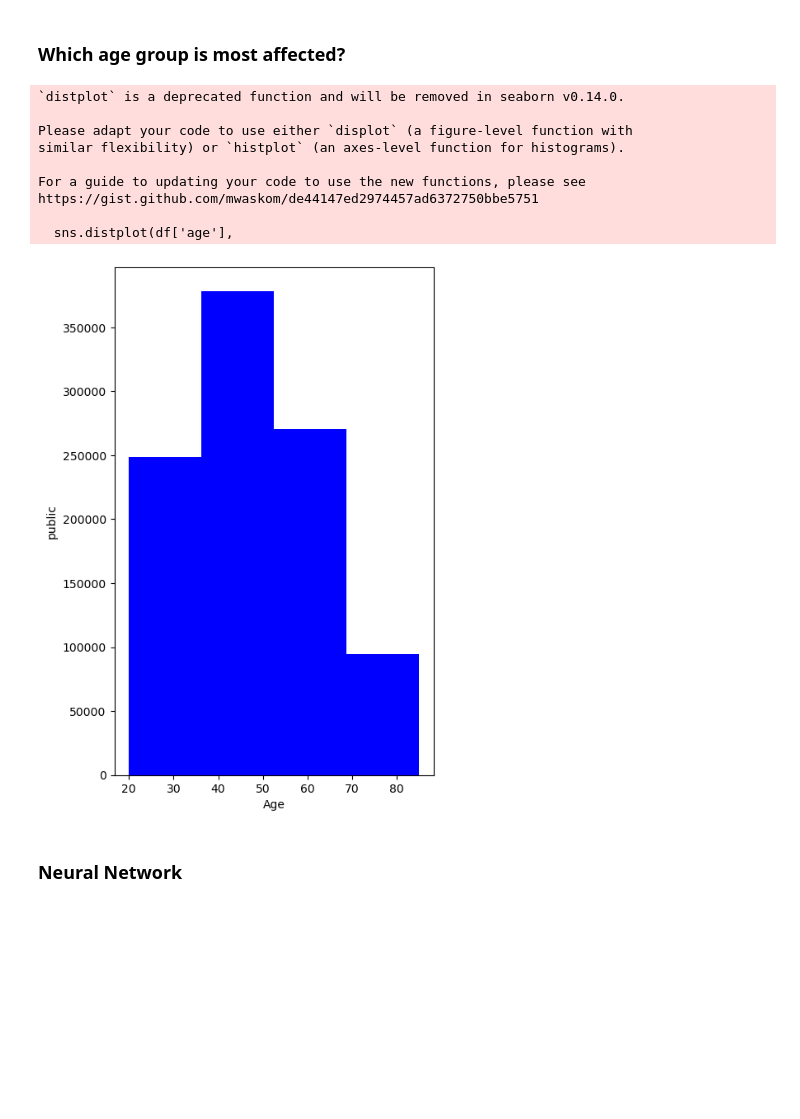
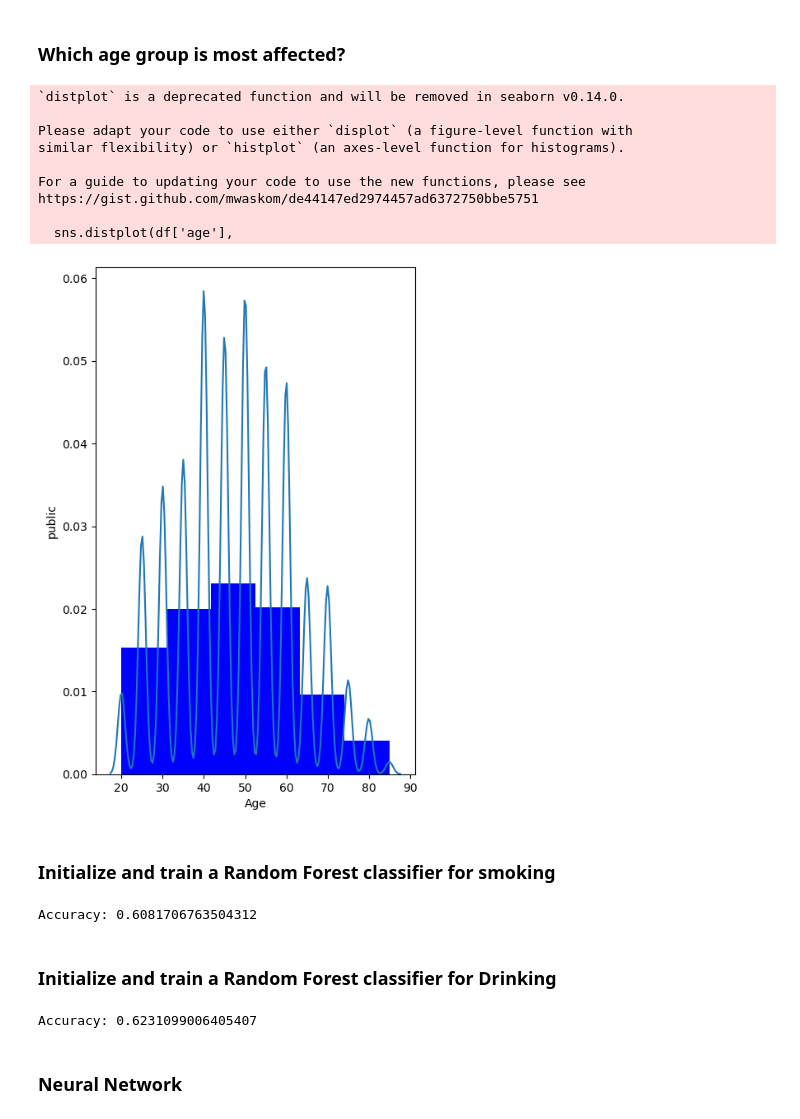
Before and after one commit to fatimahmirza/INM701Project, a Jupyter notebook: Coursework.ipynb, the cells around one changed output. Cells and saved outputs as stored; diff of their text form; code cells hidden in the pictures; blank space fills up the shorter version.

Commit message:
Random forest

```diff
--- a/Coursework.ipynb
+++ b/Coursework.ipynb
@@ -145,19 +154,20 @@ axis = plt.axis('equal')
 ### Which age group is most affected?
 # %%
 import seaborn as sns
+import matplotlib.pyplot as plt
 fig, ax = plt.subplots(figsize=(5,8))
 sns.distplot(df['age'],
              hist_kws={'alpha': 1, 'color': 'blue'},
-             kde=False, bins=4)
+             kde=True, bins=6)
 ax=ax.set(ylabel='public' , xlabel='Age')
 # %% [output]
 `distplot` is a deprecated function and will be removed in seaborn v0.14.0.
 
 Please adapt your code to use either `displot` (a figure-level function with
 similar flexibility) or `histplot` (an axes-level function for histograms).
 
 For a guide to updating your code to use the new functions, please see
 https://gist.github.com/mwaskom/de44147ed2974457ad6372750bbe5751
 
   sns.distplot(df['age'],
-[figure, old version]
+[figure, new version]
@@ -164,3 +198,57 @@ https://gist.github.com/mwaskom/de44147ed2974457ad6372750bbe5751
+# %% [markdown]
+### Initialize and train a Random Forest classifier for smoking
+# %%
+# Import necessary libraries
+from sklearn.model_selection import train_test_split
+from sklearn.ensemble import RandomForestClassifier
+from sklearn.metrics import accuracy_score
+
+# Select the features and target variable
+X = df[['age']]
+y = df['SMK_stat_type_cd']
+
+# Split the data into training and testing sets
+X_train, X_test, y_train, y_test = train_test_split(X, y, test_size=0.2, random_state=42)
+
+# Initialize and train a Random Forest classifier
+model = RandomForestClassifier(random_state=42)
+model.fit(X_train, y_train)
+
+# Predict the target variable on the test set
+y_pred = model.predict(X_test)
+
+# Calculate the accuracy of the model
+accuracy = accuracy_score(y_test, y_pred)
+print("Accuracy:", accuracy)
+# %% [output]
+Accuracy: 0.6081706763504312
+# %% [markdown]
+### Initialize and train a Random Forest classifier for Drinking
+# %%
+# Import necessary libraries
+from sklearn.model_selection import train_test_split
+from sklearn.ensemble import RandomForestClassifier
+from sklearn.metrics import accuracy_score
+
+# Select the features and target variable
+X = df[['age']]
+y = df['DRK_YN']
+
+# Split the data into training and testing sets
+X_train, X_test, y_train, y_test = train_test_split(X, y, test_size=0.2, random_state=42)
+
+# Initialize and train a Random Forest classifier
+model = RandomForestClassifier(random_state=42)
+model.fit(X_train, y_train)
+
+# Predict the target variable on the test set
+y_pred = model.predict(X_test)
+
+# Calculate the accuracy of the model
+accuracy = accuracy_score(y_test, y_pred)
+print("Accuracy:", accuracy)
+# %% [output]
+Accuracy: 0.6231099006405407
 # %% [markdown]
 ### Neural Network
 # %%
```
Also changed, not shown: parts of 5 cells of this notebook.
